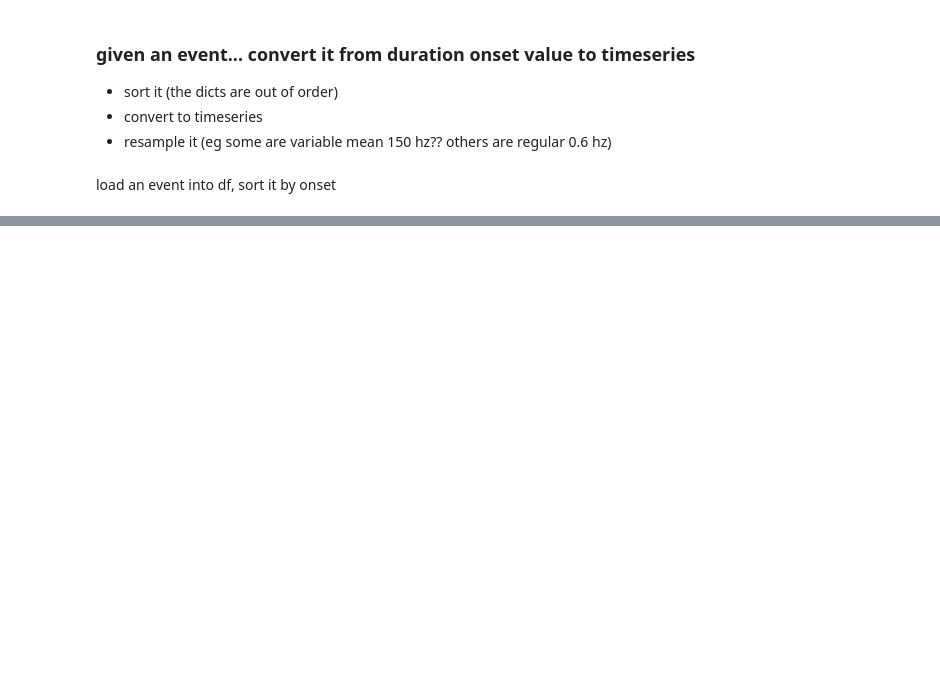
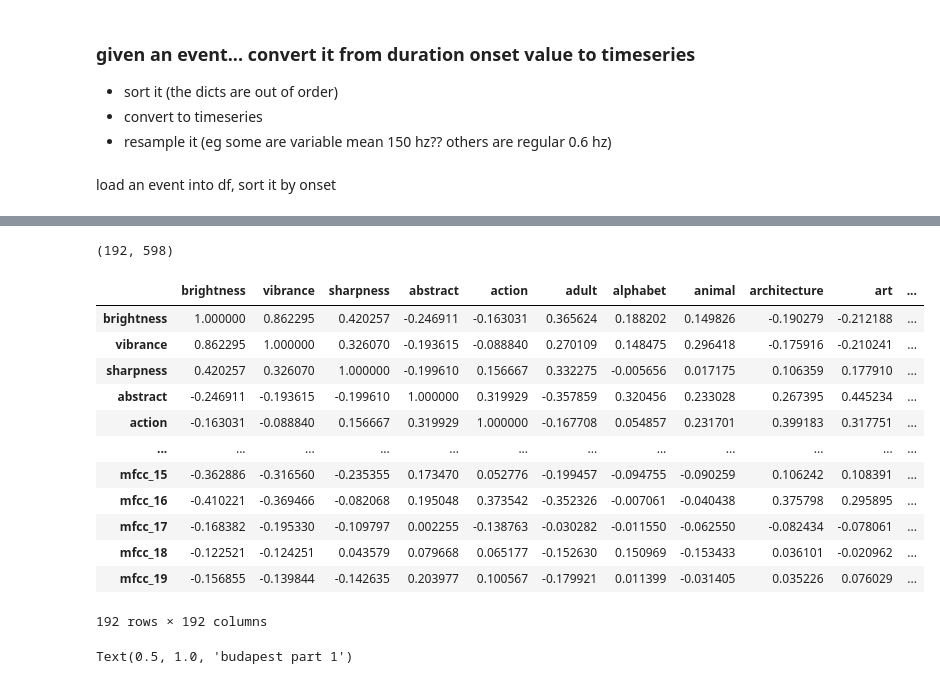
Before and after one commit to jsmentch/feature_comparison, a Jupyter notebook: notebooks/explore_features_pyns.ipynb, the cells around one changed output, grey strips where cells are left out. Drawn from its saved outputs; the diff is of its cells as text; code cells hidden in the pictures; blank space fills up the shorter version.

Commit message:
corr plot budapest part 1

```diff
--- a/notebooks/explore_features_pyns.ipynb
+++ b/notebooks/explore_features_pyns.ipynb
@@ -148,0 +176,21 @@ df
+# %%
+import math
+all_feats = []
+for pred_id in budapest_predictor_ids:
+    an_event=api.predictor_events.get(predictor_id=pred_id,run_id=run_id,stimulus_timing=True)
+    data = np.zeros((int(run_duration)))
+    for i in an_event:
+        start = round(i['onset'])
+        stop = start + math.ceil(i['duration'])
+        value = i['value']
+        #onset=round(onset)
+        try:
+            data[start:stop]=value
+        except:
+            #print()
+            print(f'skipped {value}')
+
+    all_feats.append(data)
+#all_feats is length = # predictors each predictor is size = run duration
+# %%
+all_feats = np.asarray(all_feats)
@@ -148,0 +207,4 @@ df
+# %%
+all_feats.shape
+# %% [output]
+(192, 598)
@@ -148,0 +216,36 @@ df
+# %%
+df = pd.DataFrame(data=all_feats.T,columns = budapest_predictor_names)
+# %%
+df_corr = df.corr()
+# %%
+df_corr
+# %% [output]
+|  | brightness | vibrance | sharpness | abstract | action | adult | alphabet | animal | architecture | art | ... |
+| brightness | 1.000000 | 0.862295 | 0.420257 | -0.246911 | -0.163031 | 0.365624 | 0.188202 | 0.149826 | -0.190279 | -0.212188 | ... |
+| vibrance | 0.862295 | 1.000000 | 0.326070 | -0.193615 | -0.088840 | 0.270109 | 0.148475 | 0.296418 | -0.175916 | -0.210241 | ... |
+| sharpness | 0.420257 | 0.326070 | 1.000000 | -0.199610 | 0.156667 | 0.332275 | -0.005656 | 0.017175 | 0.106359 | 0.177910 | ... |
+| abstract | -0.246911 | -0.193615 | -0.199610 | 1.000000 | 0.319929 | -0.357859 | 0.320456 | 0.233028 | 0.267395 | 0.445234 | ... |
+| action | -0.163031 | -0.088840 | 0.156667 | 0.319929 | 1.000000 | -0.167708 | 0.054857 | 0.231701 | 0.399183 | 0.317751 | ... |
+| ... | ... | ... | ... | ... | ... | ... | ... | ... | ... | ... | ... |
+| mfcc_15 | -0.362886 | -0.316560 | -0.235355 | 0.173470 | 0.052776 | -0.199457 | -0.094755 | -0.090259 | 0.106242 | 0.108391 | ... |
+| mfcc_16 | -0.410221 | -0.369466 | -0.082068 | 0.195048 | 0.373542 | -0.352326 | -0.007061 | -0.040438 | 0.375798 | 0.295895 | ... |
+| mfcc_17 | -0.168382 | -0.195330 | -0.109797 | 0.002255 | -0.138763 | -0.030282 | -0.011550 | -0.062550 | -0.082434 | -0.078061 | ... |
+| mfcc_18 | -0.122521 | -0.124251 | 0.043579 | 0.079668 | 0.065177 | -0.152630 | 0.150969 | -0.153433 | 0.036101 | -0.020962 | ... |
+| mfcc_19 | -0.156855 | -0.139844 | -0.142635 | 0.203977 | 0.100567 | -0.179921 | 0.011399 | -0.031405 | 0.035226 | 0.076029 | ... |
+192 rows × 192 columns
+# %%
+# Generate a mask for the upper triangle
+mask = np.triu(np.ones_like(df_corr, dtype=np.bool))
+
+# Set up the matplotlib figure
+f, ax = plt.subplots(figsize=(30, 26))
+
+# Generate a custom diverging colormap
+#cmap = sns.diverging_palette(220, 10, as_cmap=True)
+
+
+# Draw the heatmap with the mask and correct aspect ratio
+sns.heatmap(df_corr, cmap = 'bwr', vmin=-1, vmax=1)
+plt.title("budapest part 1")
+# %% [output]
+Text(0.5, 1.0, 'budapest part 1')
```
Also changed, not shown: parts of 11 cells of this notebook.
